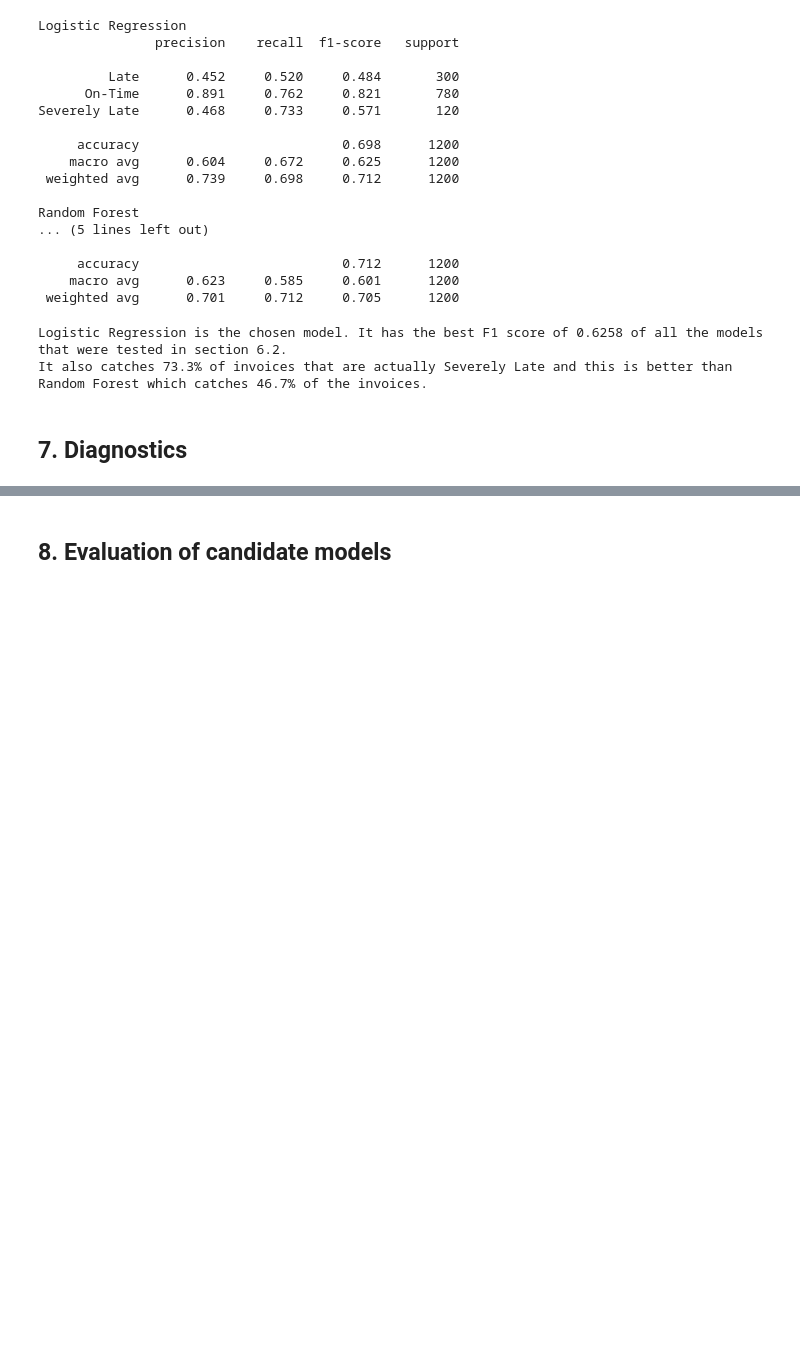
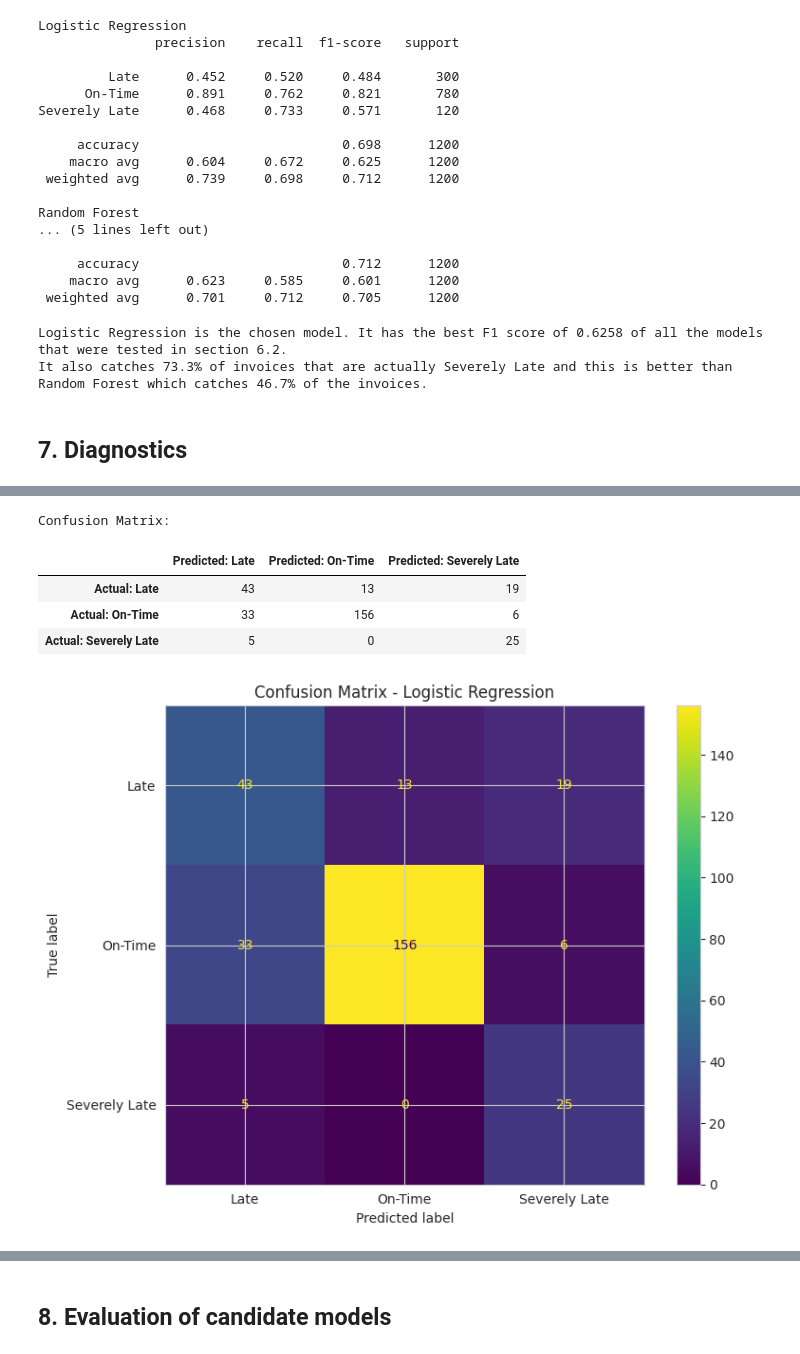
Before and after one commit to tanuiivy/bbt4106-202604-D4-classification, a Jupyter notebook: bbt4106_202604_D4_classification.ipynb, the cells around one changed output, grey strips where cells are left out. Drawn from its saved outputs; the diff is of its cells as text; code cells hidden in the pictures; blank space fills up the shorter version.

```diff
--- a/bbt4106_202604_D4_classification.ipynb
+++ b/bbt4106_202604_D4_classification.ipynb
@@ -804,0 +834,52 @@ It also catches 73.3% of invoices that are actually Severely Late and this is be
+# %%
+# ============================================================
+# 7.2 Confusion Matrix
+# ============================================================
+
+from sklearn.metrics import confusion_matrix, ConfusionMatrixDisplay
+import matplotlib.pyplot as plt
+import pandas as pd
+
+# Get the class labels in the model's order
+class_labels = selected_pipe.classes_
+
+# Calculate confusion matrix
+cm = confusion_matrix(
+    y_test,
+    y_test_pred,
+    labels=class_labels
+)
+
+# Display numerical confusion matrix
+cm_df = pd.DataFrame(
+    cm,
+    index=[f"Actual: {label}" for label in class_labels],
+    columns=[f"Predicted: {label}" for label in class_labels]
+)
+
+print("Confusion Matrix:")
+display(cm_df)
+
+# Plot confusion matrix
+fig, ax = plt.subplots(figsize=(8, 6))
+
+disp = ConfusionMatrixDisplay(
+    confusion_matrix=cm,
+    display_labels=class_labels
+)
+
+disp.plot(
+    ax=ax,
+    values_format="d"
+)
+
+ax.set_title(f"Confusion Matrix - {selected_model_name}")
+plt.tight_layout()
+plt.show()
+# %% [output]
+Confusion Matrix:
+|  | Predicted: Late | Predicted: On-Time | Predicted: Severely Late |
+| Actual: Late | 43 | 13 | 19 |
+| Actual: On-Time | 33 | 156 | 6 |
+| Actual: Severely Late | 5 | 0 | 25 |
+[figure, added]
```
Also changed, not shown: parts of 23 cells of this notebook.
